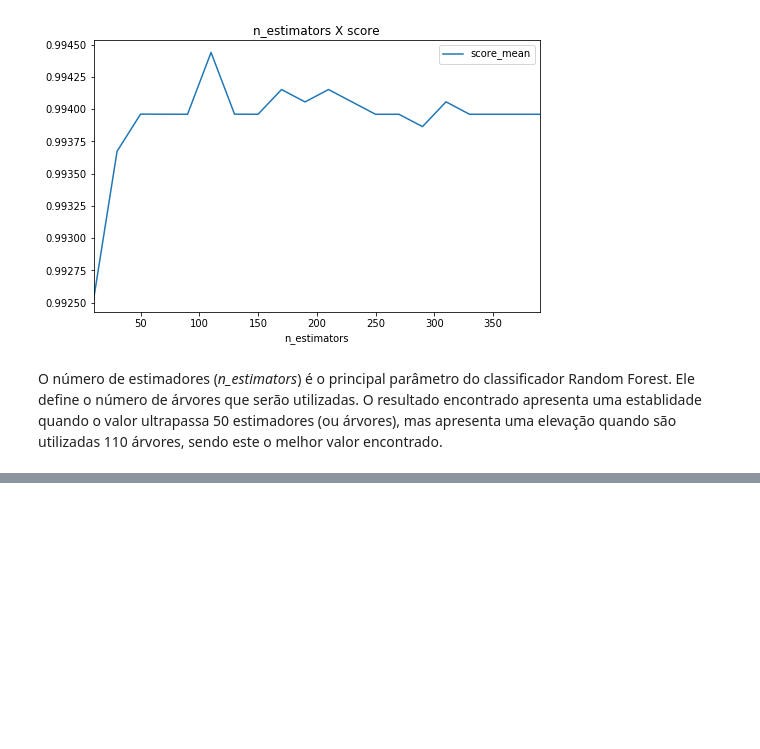
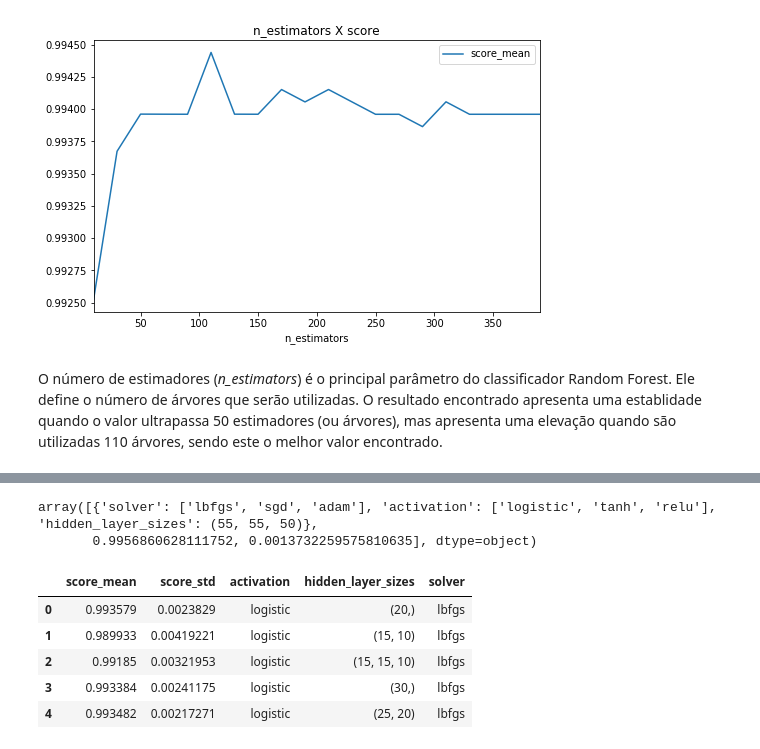
Before and after one commit to miltongneto/Gas-Sensor-Array-Drift, a Jupyter notebook: notebooks/modelagem.ipynb, the cells around one changed output, grey strips where cells are left out. Saved outputs shown, nothing was run; the diff lists cells and outputs as text; code cells hidden in the pictures; blank space fills up the shorter version.

```diff
--- a/notebooks/modelagem.ipynb
+++ b/notebooks/modelagem.ipynb
@@ -310,0 +394,20 @@ O número de estimadores (*n_estimators*) é o principal parâmetro do classific
+# %%
+results_ = np.array(results)
+idx_best_result = results_[:, 1].argmax()
+results_[idx_best_result]
+# %% [output]
+array([{'solver': ['lbfgs', 'sgd', 'adam'], 'activation': ['logistic', 'tanh', 'relu'], 'hidden_layer_sizes': (55, 55, 50)},
+       0.9956860628111752, 0.0013732259575810635], dtype=object)
+# %%
+df_results = pd.DataFrame(results_)
+df_params = df_results[0].apply(lambda x: pd.Series(x))
+df_results = pd.concat([df_results.drop(0, axis=1), df_params], axis=1)
+df_results.columns = ['score_mean', 'score_std', 'solver', 'activation', 'hidden_layer_sizes']
+df_results.head()
+# %% [output]
+|  | score_mean | score_std | activation | hidden_layer_sizes | solver |
+| 0 | 0.993579 | 0.0023829 | logistic | (20,) | lbfgs |
+| 1 | 0.989933 | 0.00419221 | logistic | (15, 10) | lbfgs |
+| 2 | 0.99185 | 0.00321953 | logistic | (15, 15, 10) | lbfgs |
+| 3 | 0.993384 | 0.00241175 | logistic | (30,) | lbfgs |
+| 4 | 0.993482 | 0.00217271 | logistic | (25, 20) | lbfgs |
```
Also changed, not shown: parts of 10 cells of this notebook, 1 other file.
